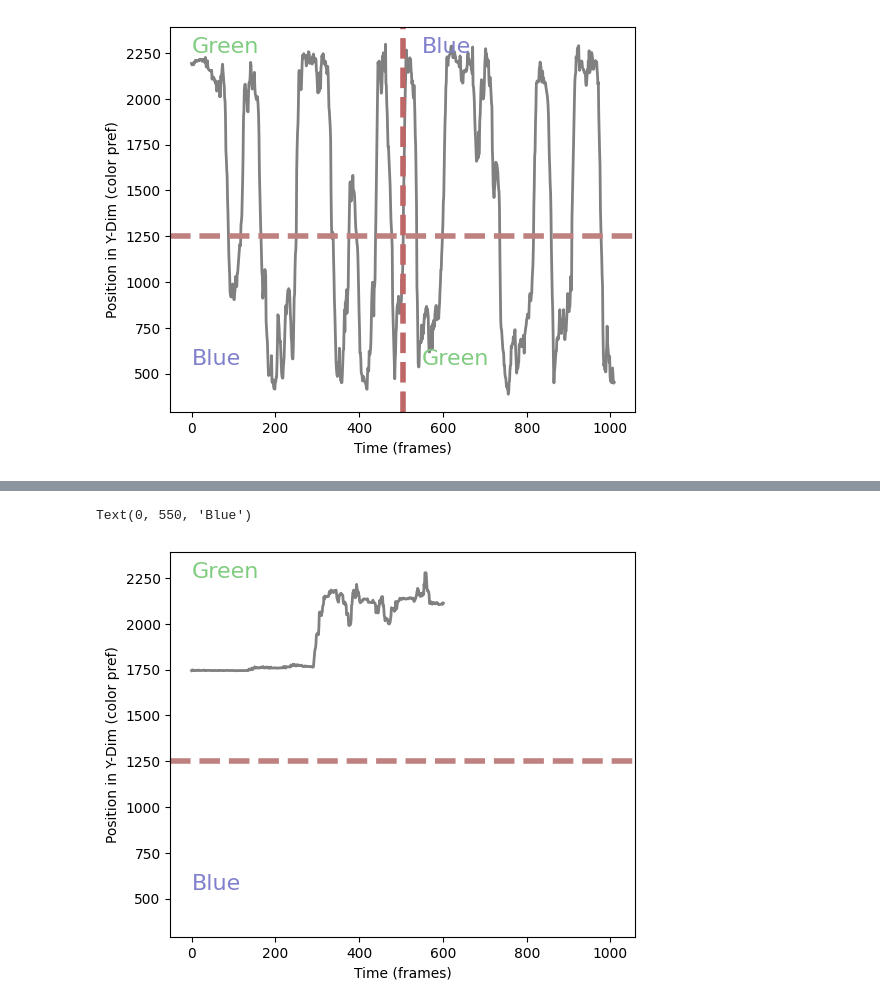
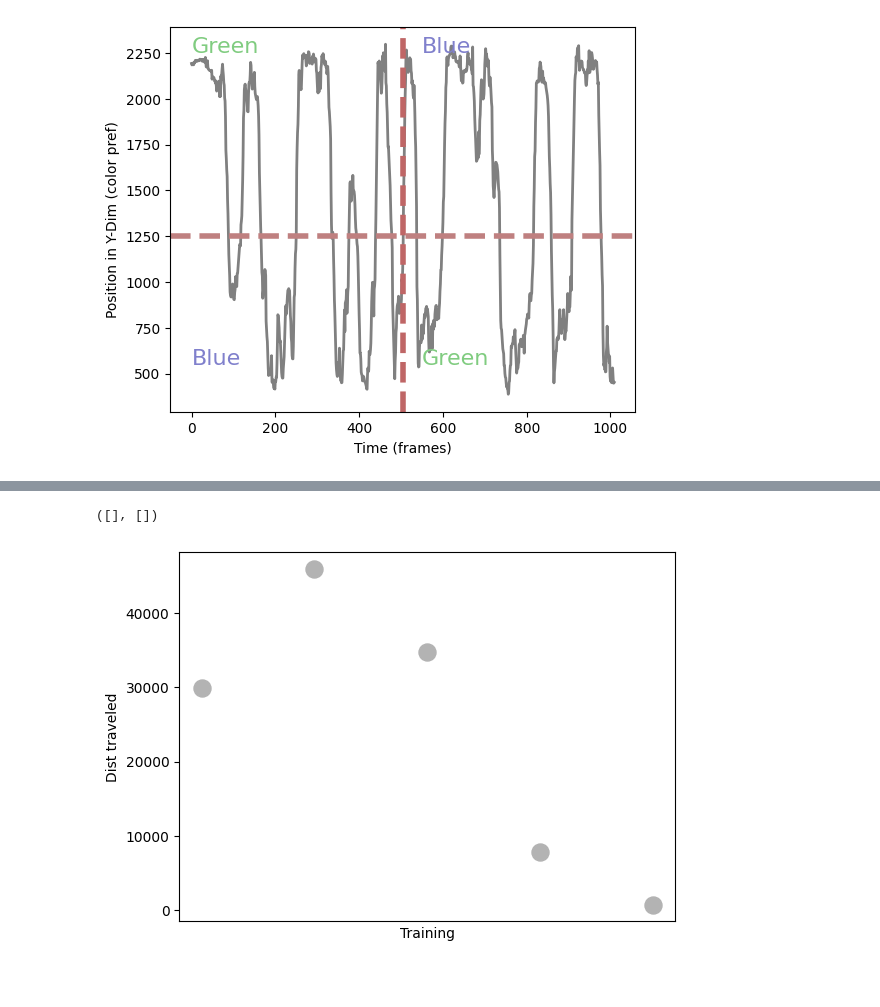
Before and after one commit to mattsmiths/biol470, a Jupyter notebook: final_project/FinalProject_Analysis_3.ipynb, the cells around one changed output, grey strips where cells are left out. Cells and saved outputs as stored; diff of their text form; code cells hidden in the pictures; blank space fills up the shorter version.

```diff
--- a/final_project/FinalProject_Analysis_3.ipynb
+++ b/final_project/FinalProject_Analysis_3.ipynb
@@ -1089,21 +1047,19 @@ Text(0, 550, 'Blue')
-# %%
-data_in = pd.read_csv('/content/biol470/final_project/control_bee_1/bee_0408_1_tmax/learninf_cam1_2026-04-08_16-51-20_key.csv')
-x_dim = np.array(data_in['x_centroid'])#[index]
-y_dim = np.array(data_in['y_centroid'])#[index]
-
-plt.figure(figsize=(6,5))
-plt.plot(y_dim,color=(0.5,0.5,0.5),linewidth=2)
-#a1 = plt.axis()
-plt.plot([a1[0],a1[1]],[1250,1250],linestyle='--',linewidth=4,color=(0.75,0.5,0.5))
-plt.ylabel('Position in Y-Dim (color pref)')
-plt.axis(a1)
-#plt.ylim([100,2500])
-plt.xlabel('Time (frames)')
-
-
-ss = len(x_dim)/2
-plt.text(0,2250,'Green',color=(0.5,0.8,0.5),fontsize=16)
-plt.text(0,550,'Blue',color=(0.5,0.5,0.8),fontsize=16)
-# %% [output]
-Text(0, 550, 'Blue')
-[figure, removed]
+# %%
+ffs = glob.glob('/content/biol470/final_project/control_bee_1/bee_0408_1_fwd/*')
+ffs.sort()
+
+dist_train = []
+for ff1 in ffs:
+
+  data_in = pd.read_csv(ff1)
+  y_dim = np.array(data_in['y_centroid'])#[index]
+  xy = abs(np.diff(y_dim))
+  dist_train.append(np.nansum(xy))
+
+plt.scatter(range(len(dist_train)),dist_train,s=150,color=(0.7,0.7,0.7))
+plt.ylabel('Dist traveled')
+plt.xlabel('Training')
+plt.xticks([])
+# %% [output]
+([], [])
+[figure, added]
```
Also changed, not shown: parts of 3 cells of this notebook.
